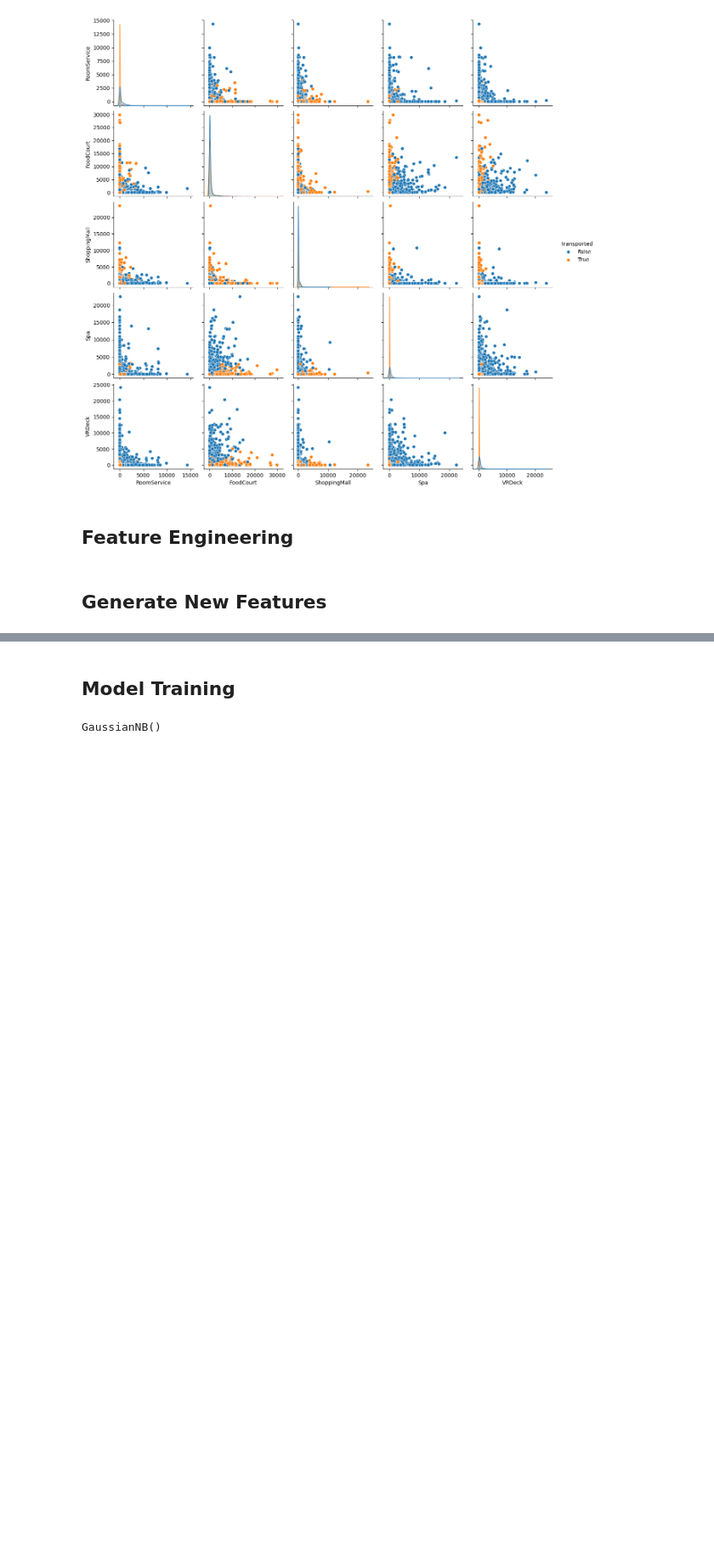
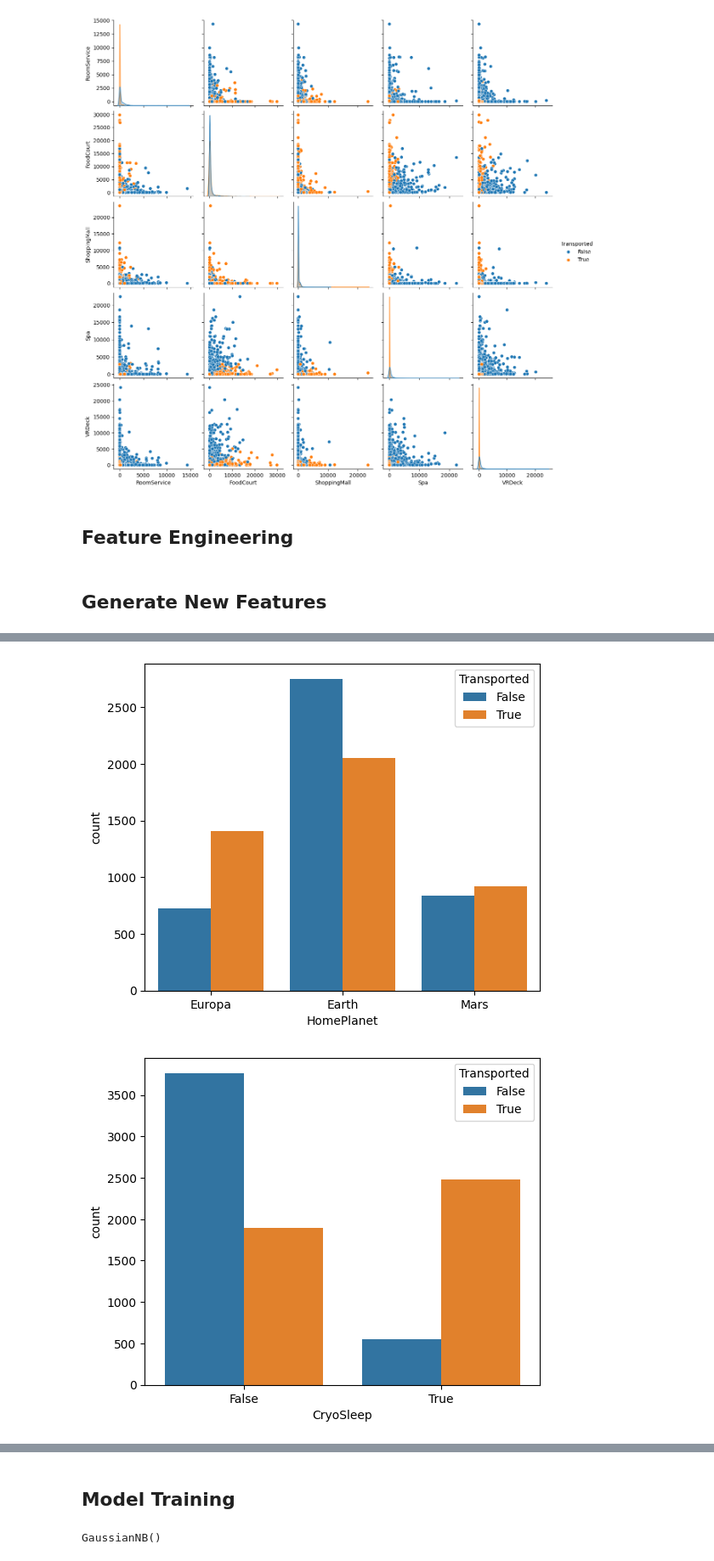
Before and after one commit to machiwao/ml-development, a Jupyter notebook: Kaggle_Spaceship_Titanic.ipynb, the cells around one changed output, grey strips where cells are left out. Shown at 85% size. Saved outputs shown, nothing was run; the diff lists cells and outputs as text; code cells hidden in the pictures; blank space fills up the shorter version.

```diff
--- a/Kaggle_Spaceship_Titanic.ipynb
+++ b/Kaggle_Spaceship_Titanic.ipynb
@@ -321,0 +342,10 @@ memory usage: 1.1+ MB
+# %%
+all_data['HomePlanet'].fillna(all_data['HomePlanet'].mode()[0], inplace=True)
+all_data['CryoSleep'].fillna(all_data['CryoSleep'].mode()[0], inplace=True)
+all_data['Destination'].fillna(all_data['Destination'].mode()[0], inplace=True)
+# %%
+# all_data['TotalExpenses'].fillna(all_data['TotalExpenses'].median(), inplace=True)
+all_data['family_size'].fillna(1, inplace=True)
+# %%
+# all_data['TotalExpenses'].fillna(all_data['TotalExpenses'].median(), inplace=True)
+all_data['family_size'].fillna(1, inplace=True)
@@ -321,0 +396,4 @@ memory usage: 1.1+ MB
+# %%
+log_cols = ['RoomService', 'FoodCourt', 'ShoppingMall', 'Spa', 'VRDeck', 'TotalExpenses']
+for col in log_cols:
+    all_data[col] = np.log1p(all_data[col])
@@ -321,0 +424,8 @@ memory usage: 1.1+ MB
+# %%
+for col in categorical:
+    plt.figure(figsize=(6, 5))
+    sns.countplot(x=col, data=all_data, hue=target_col[0])
+    plt.show()
+# %% [output]
+[figure, added]
+[figure, added]
```
Also changed, not shown: parts of 84 cells of this notebook.
